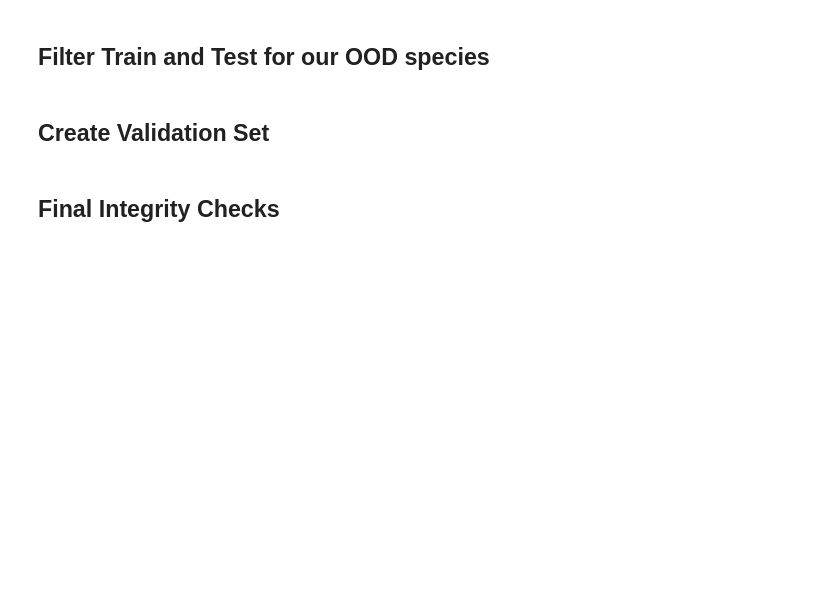
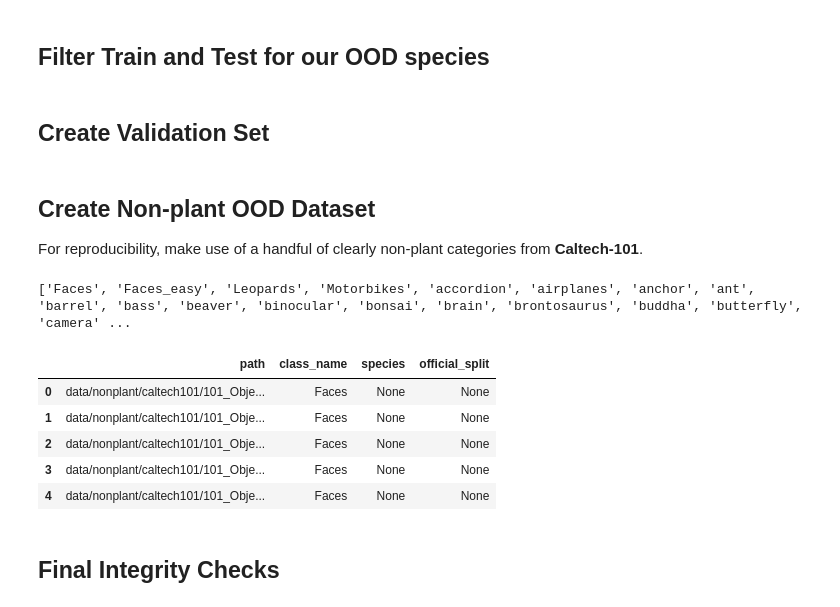
Before and after one commit to vbhaga89/COS801_Project, a Jupyter notebook: rq7.3-ood-abstention/01_dataset_setup.ipynb, the cells around one changed output. Cells and saved outputs as stored; diff of their text form; code cells hidden in the pictures; blank space fills up the shorter version.

```diff
--- a/rq7.3-ood-abstention/01_dataset_setup.ipynb
+++ b/rq7.3-ood-abstention/01_dataset_setup.ipynb
@@ -181,3 +181,19 @@ train_id, val_id = train_test_split(
     random_state=42,
     stratify=train_val_id["class_name"]
 )
+# %% [markdown]
+## Create Non-plant OOD Dataset
+For reproducibility, make use of a handful of clearly non-plant categories from **Caltech-101**.
+# %%
+from torchvision.datasets import Caltech101
+
+nonplant_dataset = Caltech101(
+    root="./data/nonplant",
+    download=True,
+)
+
+print(nonplant_dataset.categories)
+
+CALTECH_IMAGE_ROOT = Path("./data/nonplant/caltech101/101_ObjectCategories")
+# %% [output]
+['Faces', 'Faces_easy', 'Leopards', 'Motorbikes', 'accordion', 'airplanes', 'anchor', 'ant', 'barrel', 'bass', 'beaver', 'binocular', 'bonsai', 'brain', 'brontosaurus', 'buddha', 'butterfly', 'camera' ...
@@ -183,0 +217,13 @@ train_id, val_id = train_test_split(
+# %%
+NONPLANT_CATEGORIES = [
+    "airplanes",
+    "Motorbikes",
+    "Faces",
+    "Leopards",
+    "watch",
+    "chandelier",
+]
+
+nonplant_df = caltech_files[
+    caltech_files["category"].isin(NONPLANT_CATEGORIES)
+].copy()
@@ -184,3 +240,25 @@ train_id, val_id = train_test_split(
+# %%
+ood_nonplant["class_name"] = ood_nonplant["category"]
+ood_nonplant["species"] = None
+ood_nonplant["official_split"] = None
+
+ood_nonplant = ood_nonplant[
+    [
+        "path",
+        "class_name",
+        "species",
+        "official_split",
+    ]
+]
+
+ood_nonplant.head()
+# %% [output]
+|  | path | class_name | species | official_split |
+| 0 | data/nonplant/caltech101/101_Obje... | Faces | None | None |
+| 1 | data/nonplant/caltech101/101_Obje... | Faces | None | None |
+| 2 | data/nonplant/caltech101/101_Obje... | Faces | None | None |
+| 3 | data/nonplant/caltech101/101_Obje... | Faces | None | None |
+| 4 | data/nonplant/caltech101/101_Obje... | Faces | None | None |
 # %% [markdown]
 ## Final Integrity Checks
 # %%
```
Also changed, not shown: parts of 7 cells of this notebook, 2 other files.
